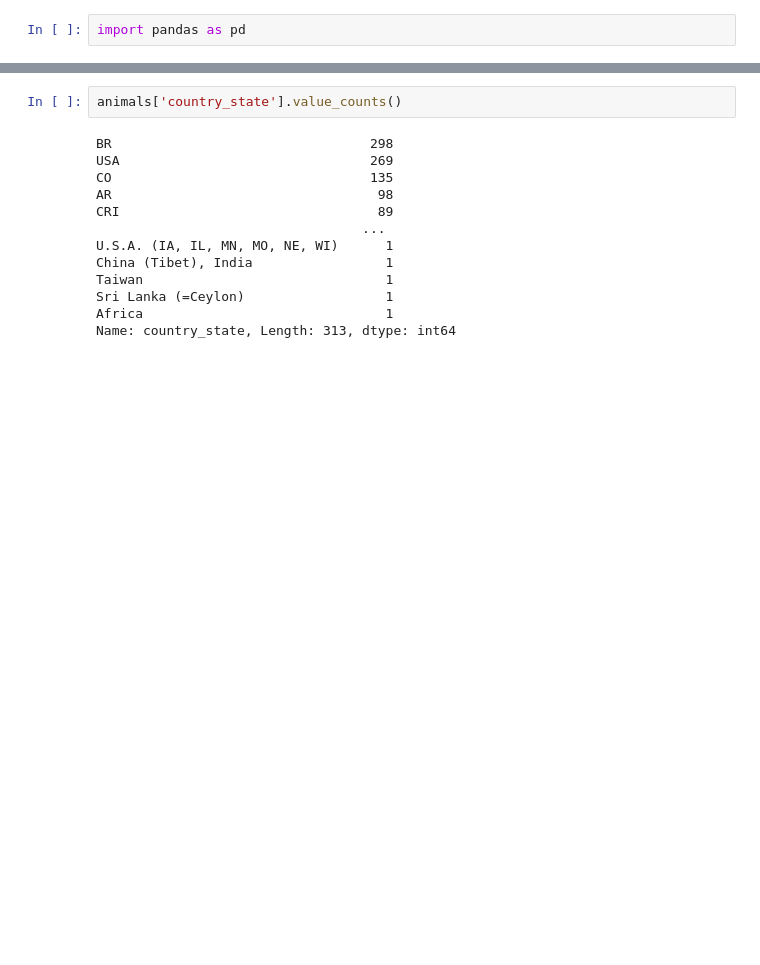
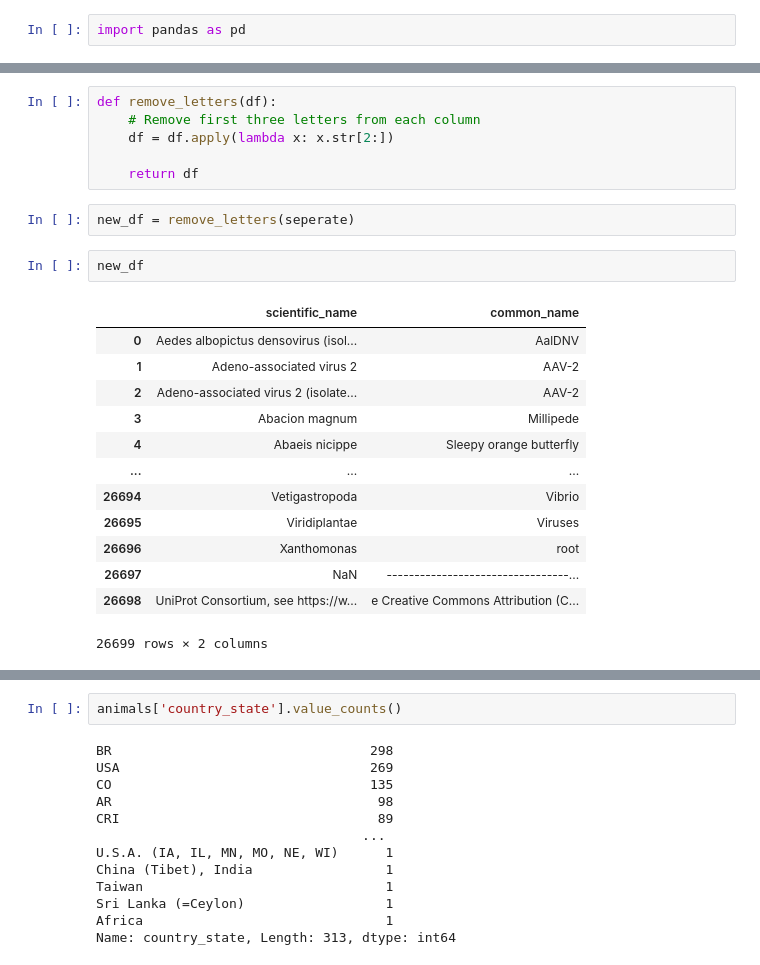
Before and after one commit to MonikaRadominska/Final_project, a Jupyter notebook: animals cnt.ipynb, the cells around one changed output, grey strips where cells are left out. Cells and saved outputs as stored; diff of their text form; blank space fills up the shorter version.

```diff
--- a/animals cnt.ipynb
+++ b/animals cnt.ipynb
@@ -39,0 +61,24 @@ animals
+# %%
+def remove_letters(df):
+    # Remove first three letters from each column
+    df = df.apply(lambda x: x.str[2:])
+
+    return df
+# %%
+new_df = remove_letters(seperate)
+# %%
+new_df
+# %% [output]
+|  | scientific_name | common_name |
+| 0 | Aedes albopictus densovirus (isol... | AalDNV |
+| 1 | Adeno-associated virus 2 | AAV-2 |
+| 2 | Adeno-associated virus 2 (isolate... | AAV-2 |
+| 3 | Abacion magnum | Millipede |
+| 4 | Abaeis nicippe | Sleepy orange butterfly |
+| ... | ... | ... |
+| 26694 | Vetigastropoda | Vibrio |
+| 26695 | Viridiplantae | Viruses |
+| 26696 | Xanthomonas | root |
+| 26697 | NaN | ---------------------------------... |
+| 26698 | UniProt Consortium, see https://w... | e Creative Commons Attribution (C... |
+26699 rows × 2 columns
```
Also changed, not shown: parts of 23 cells of this notebook, 6 other files.
